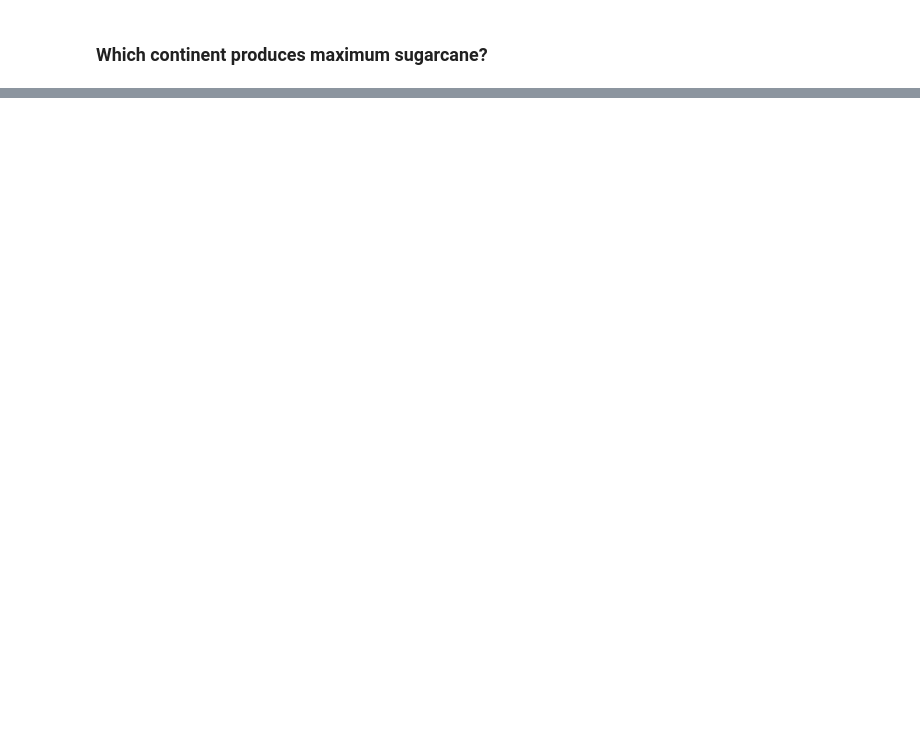
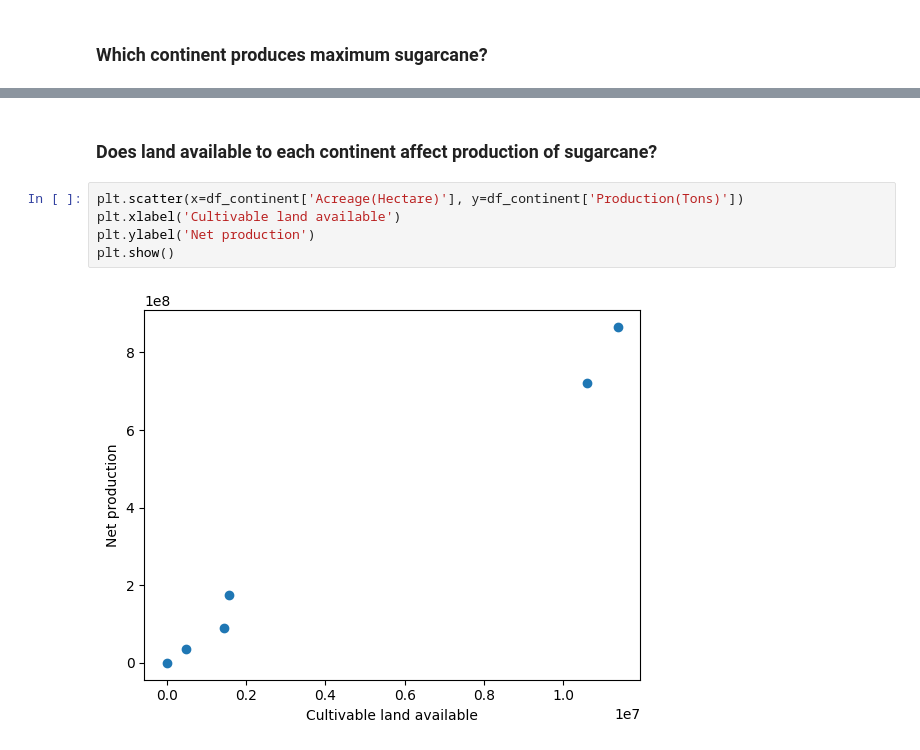
Before and after one commit to rishikeshpaulcode/sugarcane_eda, a Jupyter notebook: sugarcane-eda.ipynb, the cells around one changed output, grey strips where cells are left out. Saved outputs shown, nothing was run; the diff lists cells and outputs as text; blank space fills up the shorter version.

```diff
--- a/sugarcane-eda.ipynb
+++ b/sugarcane-eda.ipynb
@@ -409,0 +430,9 @@ plt.show()
+# %% [markdown]
+### **Does land available to each continent affect production of sugarcane?**
+# %%
+plt.scatter(x=df_continent['Acreage(Hectare)'], y=df_continent['Production(Tons)'])
+plt.xlabel('Cultivable land available')
+plt.ylabel('Net production')
+plt.show()
+# %% [output]
+[figure, added]
```
Also changed, not shown: parts of 9 cells of this notebook.
